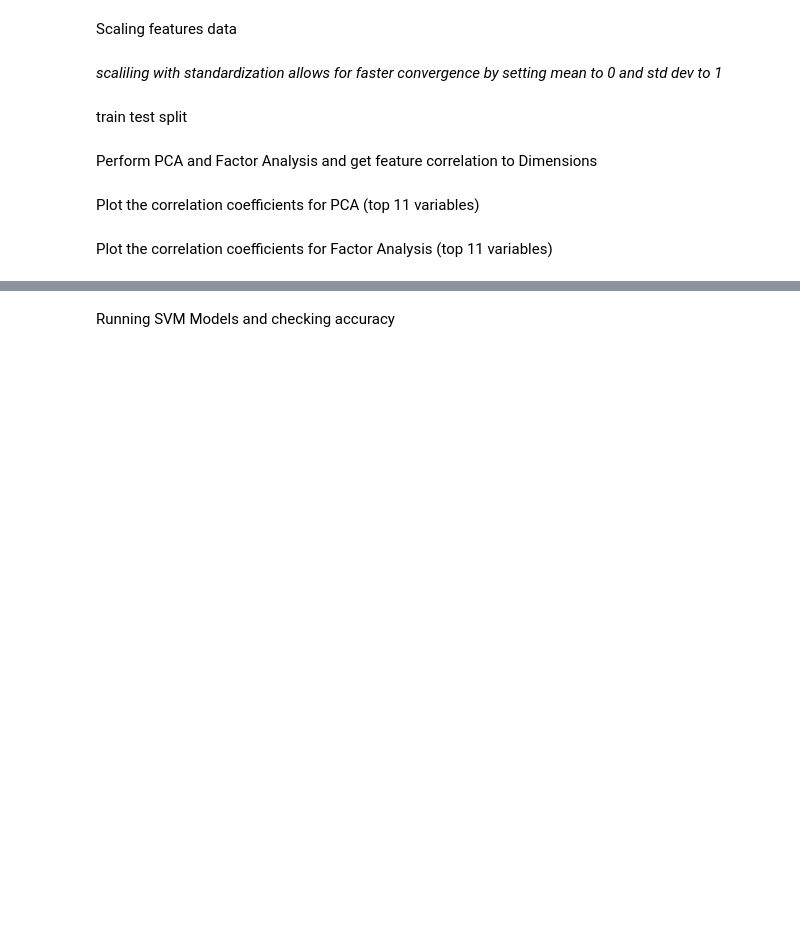
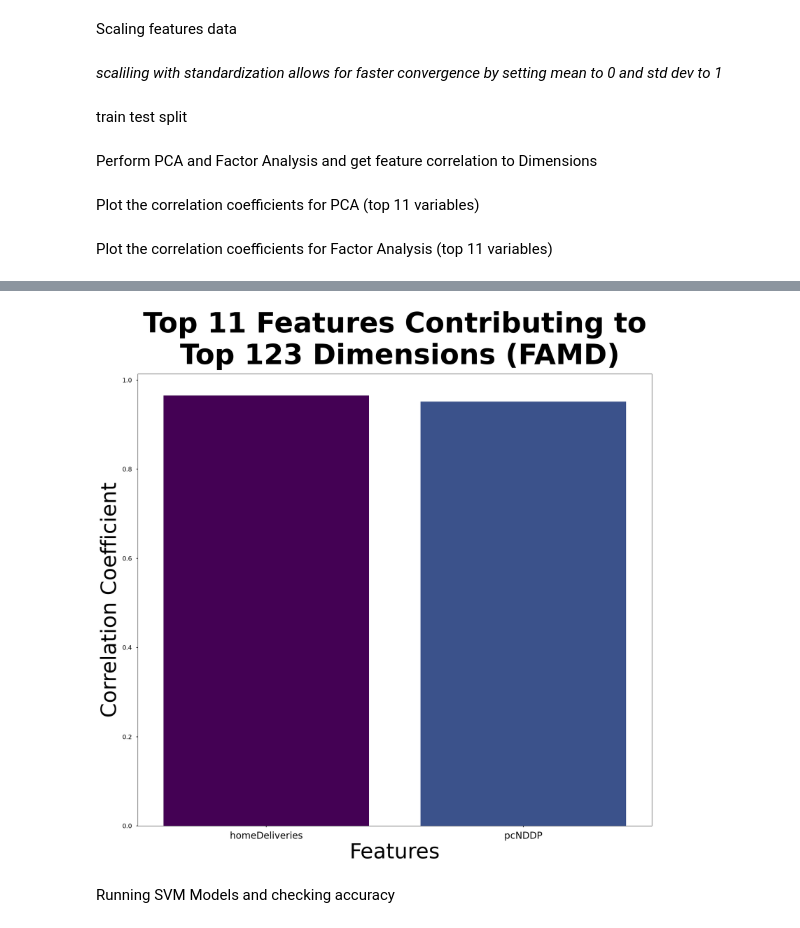
Before and after one commit to marsblars/TobaccoFreeSchoolsAI, a Jupyter notebook: tobaccoFree/SVM.ipynb, the cells around one changed output, grey strips where cells are left out. Saved outputs shown, nothing was run; the diff lists cells and outputs as text; code cells hidden in the pictures; blank space fills up the shorter version.

```diff
--- a/tobaccoFree/SVM.ipynb
+++ b/tobaccoFree/SVM.ipynb
@@ -62,8 +69,7 @@ X = pd.DataFrame(scaler.fit_transform(X))
 train test split
 # %%
 
-X_train, X_test, y_train, y_test = train_test_split(X, y, test_size=0.2)
-# X_train
+X_train, X_test, y_train, y_test = train_test_split(X, y, test_size=0.2, stratify=y)
 # %% [markdown]
 Perform PCA and Factor Analysis and get feature correlation to Dimensions
 # %%
@@ -104,10 +110,10 @@ Plot the correlation coefficients for PCA (top 11 variables)
 # %%
 
 fig, ax = plt.subplots(figsize=(10, 6))
-for i in range(pca.n_components_):
+for i in range(pca.n_components_-1):
     top_vars = pca_corr[f'PC{i+1}'].sort_values(ascending=False)[:11]
     top_vars.plot(kind='bar', ax=ax)
-    ax.set_title(f'Correlations between Variables and PCA Component 1-{i+1} (Top 11)')
+    ax.set_title(f'Correlations between Variables and PCA Component {i+1} (Top 11)')
     ax.set_xlabel('Variables')
     ax.set_ylabel('Correlation Coefficient')
 plt.xticks(rotation=90)
@@ -116,15 +122,3 @@ save_fig('p')
 plt.show()
 # %% [markdown]
 Plot the correlation coefficients for Factor Analysis (top 11 variables)
-# %%
-fig, ax = plt.subplots(figsize=(10, 6))
-for i in range(n_factors):
-    top_vars = fa_corr[f'FA{i+1}'].sort_values(ascending=False)[:11]
-    top_vars.plot(kind='bar', ax=ax)
-    ax.set_title(f'Correlations between Variables and Factor Analysis Component 1-{i+1} (Top 11)')
-    ax.set_xlabel('Variables')
-    ax.set_ylabel('Correlation Coefficient')
-plt.xticks(rotation=90)
-plt.tight_layout()
-save_fig('s')
-plt.show()
@@ -131,3 +141,29 @@ plt.show()
+# %%
+import random
+fig, ax = plt.subplots(figsize=(20, 20))
+
+cmap = plt.get_cmap('viridis', 5)  # Adjust colormap for total number of bars
+
+top_vars = fa_corr[f'FA{1}'].sort_values(ascending=False)[:2]
+# Get the default bar colors from seaborn
+colors = sns.barplot(ax=ax, x=top_vars.index, y=top_vars).patches
+
+# Assign gradient colors to each bar
+for i, bar in enumerate(colors):
+    bar.set_facecolor(cmap(i))
+
+
+
+ax.set_title(f'Top 11 Features Contributing to\n Top {123} Dimensions (FAMD)', pad=25, size=72,fontweight='bold')
+ax.set_xlabel('Features',fontsize=54)
+ax.set_ylabel('Correlation Coefficient',fontsize=54)
+
+plt.xticks(rotation=0, fontsize=24)
+plt.tight_layout()
+save_fig('FAMD')
+plt.show()
+# %% [output]
+[figure, added]
 # %% [markdown]
 Running SVM Models and checking accuracy
 # %%
```
Also changed, not shown: parts of 7 cells of this notebook, 51 other files.
